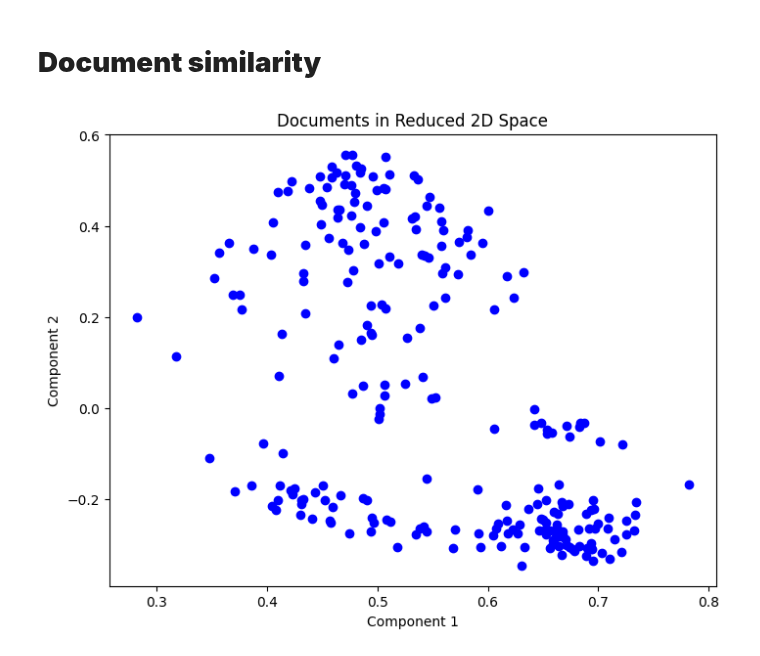
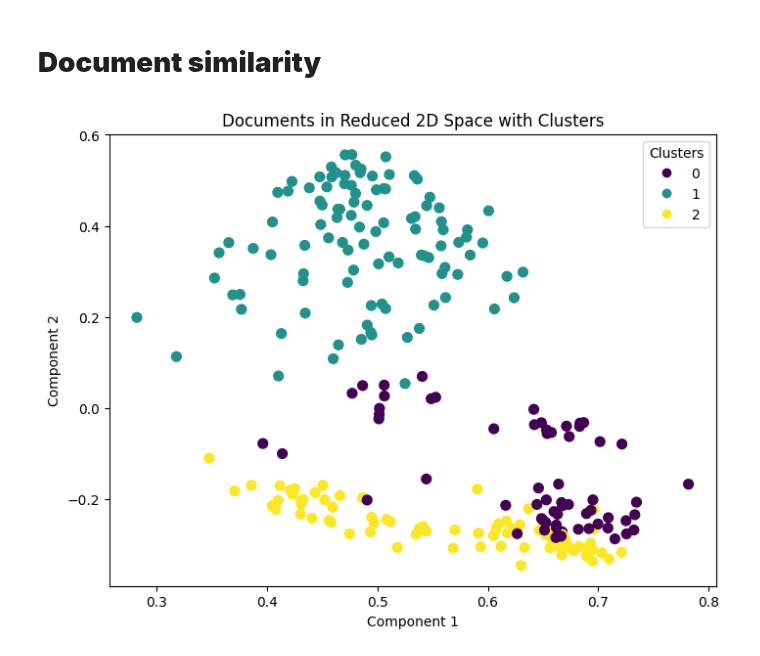
Before and after one commit to alex-smith-uwec/NLP_Spring2025, a Jupyter notebook: Inauguration_TF_IDF_Scikit_Learn.ipynb, the cells around one changed output. Saved outputs shown, nothing was run; the diff lists cells and outputs as text; code cells hidden in the pictures.

```diff
--- a/Inauguration_TF_IDF_Scikit_Learn.ipynb
+++ b/Inauguration_TF_IDF_Scikit_Learn.ipynb
@@ -93,17 +87,30 @@ reduced_matrix = svd.fit_transform(tfidf_matrix)
 # %%
-# Plotting the documents in reduced dimensions
+from sklearn.decomposition import TruncatedSVD
+from sklearn.cluster import KMeans
 import matplotlib.pyplot as plt
 
+# Initialize TruncatedSVD
+svd = TruncatedSVD(n_components=4, random_state=42)
+reduced_matrix = svd.fit_transform(tfidf_matrix)
+
+# Apply KMeans Clustering
+num_clusters = 3  # Adjust this based on your data
+kmeans = KMeans(n_clusters=num_clusters, random_state=42)
+clusters = kmeans.fit_predict(reduced_matrix)
+
+# Plot with cluster coloring
 plt.figure(figsize=(8, 6))
-plt.scatter(reduced_matrix[:, 0], reduced_matrix[:, 1], color='blue')
+scatter = plt.scatter(reduced_matrix[:, 0], reduced_matrix[:, 1], c=clusters, cmap='viridis', s=50)
 
-# # Use sorted_texts instead of documents
+# Optional: Annotate documents if needed
 # for i, doc in enumerate(sorted_texts):
 #     plt.annotate(f'Doc {i+1}', (reduced_matrix[i, 0], reduced_matrix[i, 1]))
 
-plt.title('Documents in Reduced 2D Space')
+# Add legend for clusters
+plt.legend(*scatter.legend_elements(), title="Clusters")
+plt.title('Documents in Reduced 2D Space with Clusters')
 plt.xlabel('Component 1')
 plt.ylabel('Component 2')
 plt.show()
 # %% [output]
-[figure, old version]
+[figure, new version]
```
Also changed, not shown: parts of 1 cell of this notebook.
